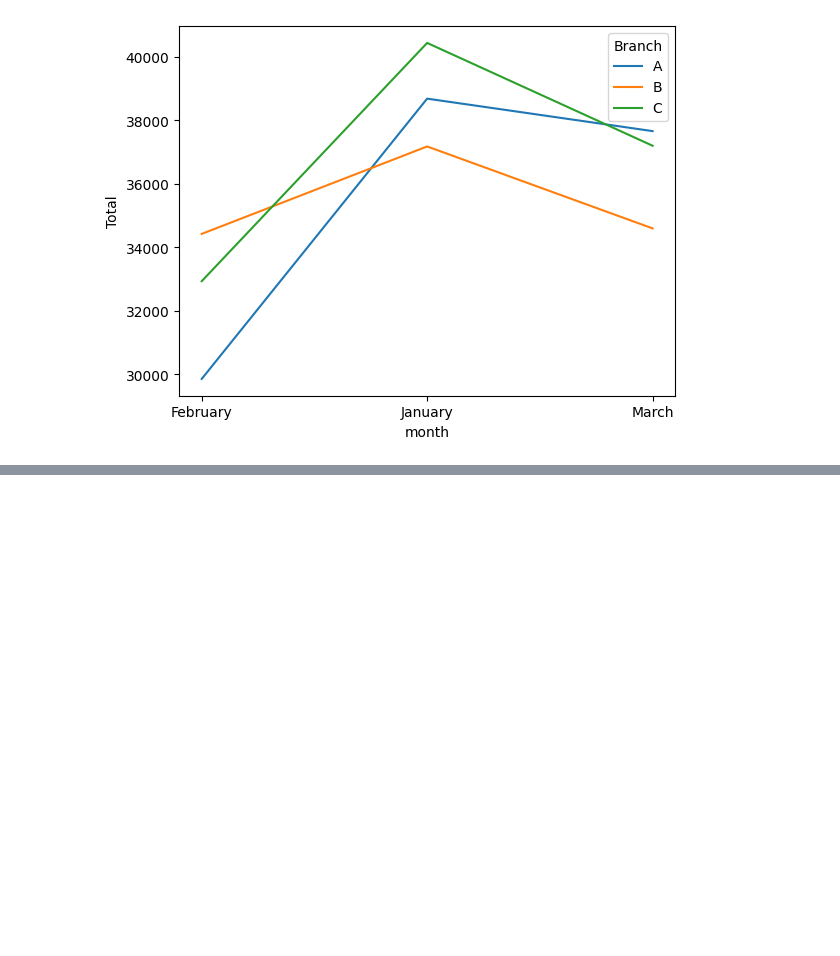
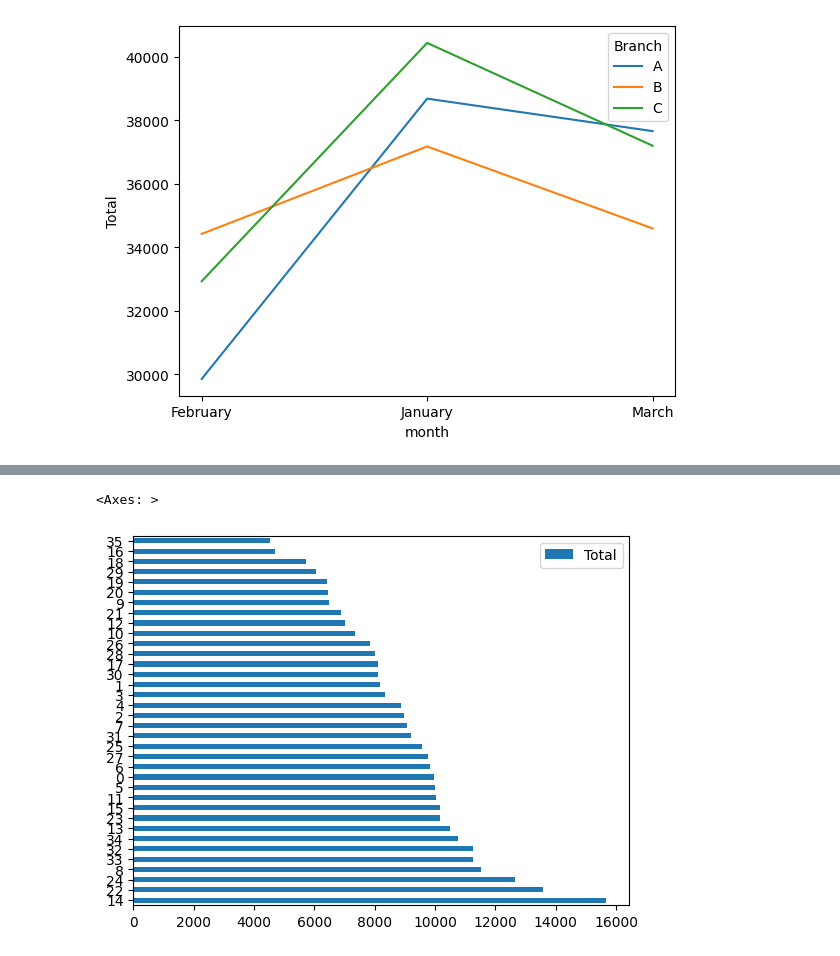
Before and after one commit to DrMuratAltun/ECO_NOV, a Jupyter notebook: Veri Gorselleştirme/Süpermarket Veri Seti.ipynb, the cells around one changed output, grey strips where cells are left out. Saved outputs shown, nothing was run; the diff lists cells and outputs as text; code cells hidden in the pictures; blank space fills up the shorter version.

```diff
--- a/Veri Gorselleştirme/Süpermarket Veri Seti.ipynb
+++ b/Veri Gorselleştirme/Süpermarket Veri Seti.ipynb
@@ -318,0 +354,3 @@ sns.lineplot(x='month',
+# %%
+gen_br_prod_total=df_clean.groupby(['Product line','Gender','Branch'])['Total'].sum().reset_index().sort_values('Total',ascending=False)
+gen_br_prod_total
@@ -318,0 +375,5 @@ sns.lineplot(x='month',
+# %%
+gen_br_prod_total.plot(kind='barh')
+# %% [output]
+<Axes: >
+[figure, added]
```
Also changed, not shown: parts of 25 cells of this notebook, 2 other files.
